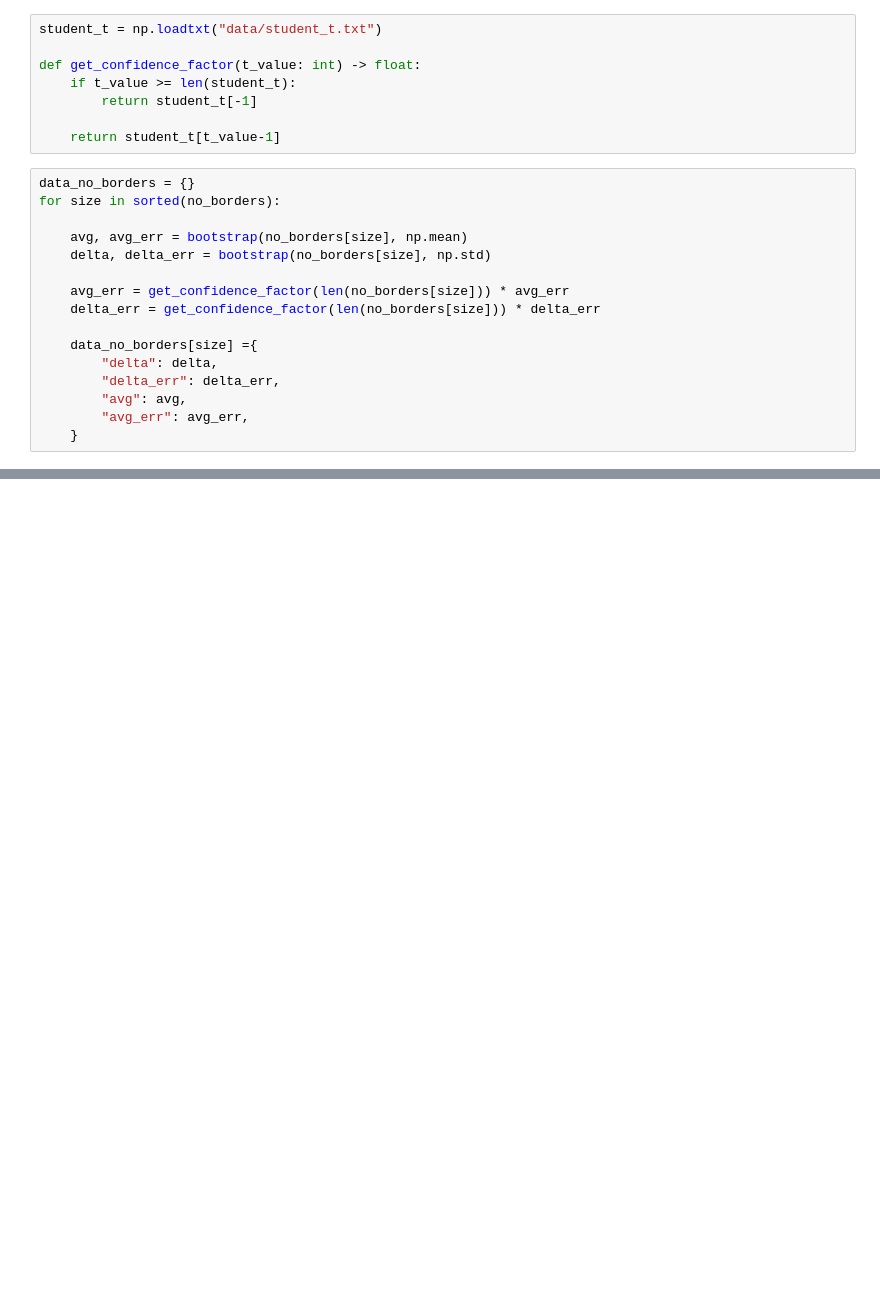
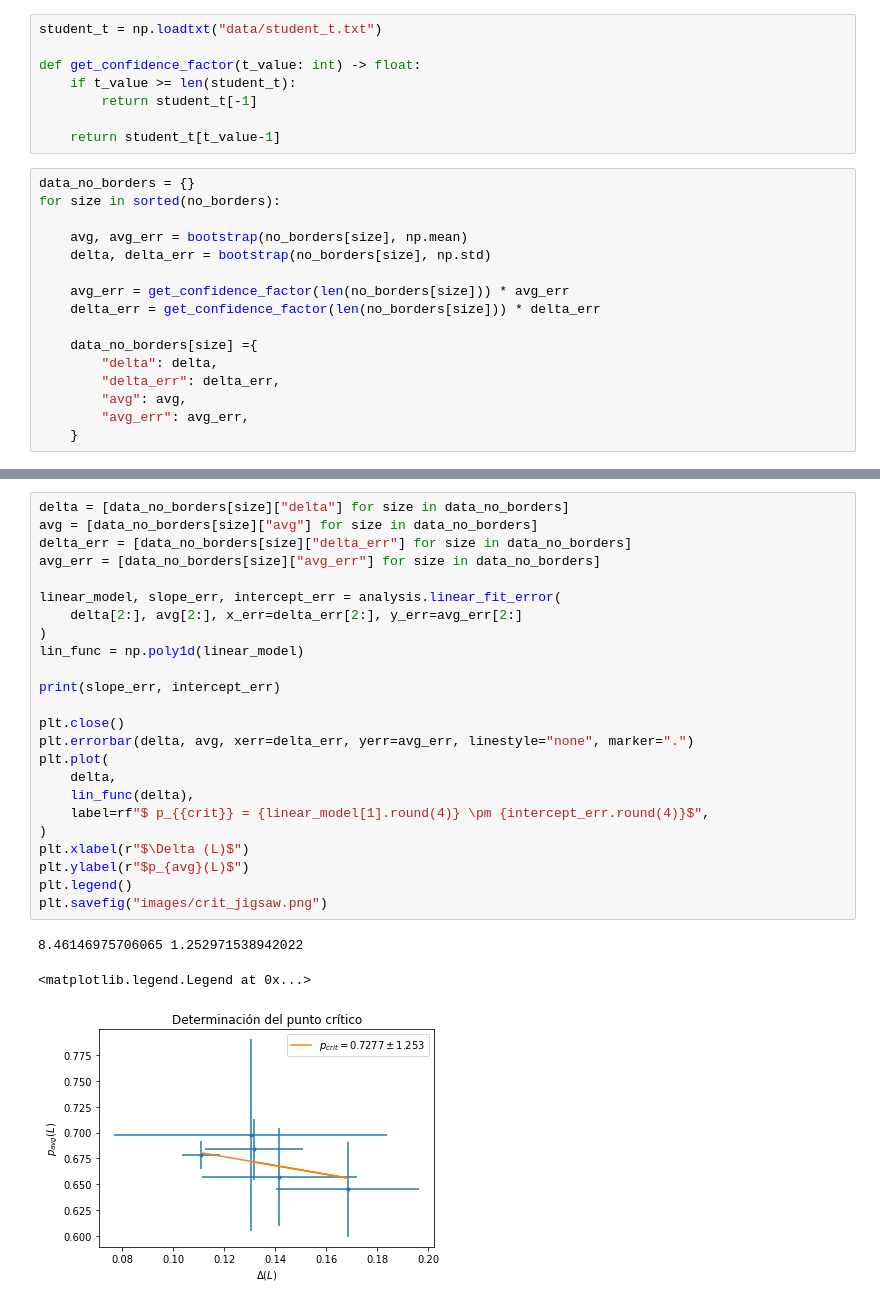
Before and after one commit to jbbenavidesr/percolation-study, a Jupyter notebook: analysis.ipynb, the cells around one changed output, grey strips where cells are left out. Drawn from its saved outputs; the diff is of its cells as text; blank space fills up the shorter version.

Commit message:
More data

```diff
--- a/analysis.ipynb
+++ b/analysis.ipynb
@@ -196,0 +198,28 @@ plt.legend()
+# %%
+delta = [data_no_borders[size]["delta"] for size in data_no_borders]
+avg = [data_no_borders[size]["avg"] for size in data_no_borders]
+delta_err = [data_no_borders[size]["delta_err"] for size in data_no_borders]
+avg_err = [data_no_borders[size]["avg_err"] for size in data_no_borders]
+
+linear_model, slope_err, intercept_err = analysis.linear_fit_error(
+    delta[2:], avg[2:], x_err=delta_err[2:], y_err=avg_err[2:]
+)
+lin_func = np.poly1d(linear_model)
+
+print(slope_err, intercept_err)
+
+plt.close()
+plt.errorbar(delta, avg, xerr=delta_err, yerr=avg_err, linestyle="none", marker=".")
+plt.plot(
+    delta,
+    lin_func(delta),
+    label=rf"$ p_{{crit}} = {linear_model[1].round(4)} \pm {intercept_err.round(4)}$",
+)
+plt.xlabel(r"$\Delta (L)$")
+plt.ylabel(r"$p_{avg}(L)$")
+plt.legend()
+plt.savefig("images/crit_jigsaw.png")
+# %% [output]
+8.46146975706065 1.252971538942022
+<matplotlib.legend.Legend at 0x...>
+[figure, added]
```
Also changed, not shown: parts of 2 cells of this notebook, 5 other files.
